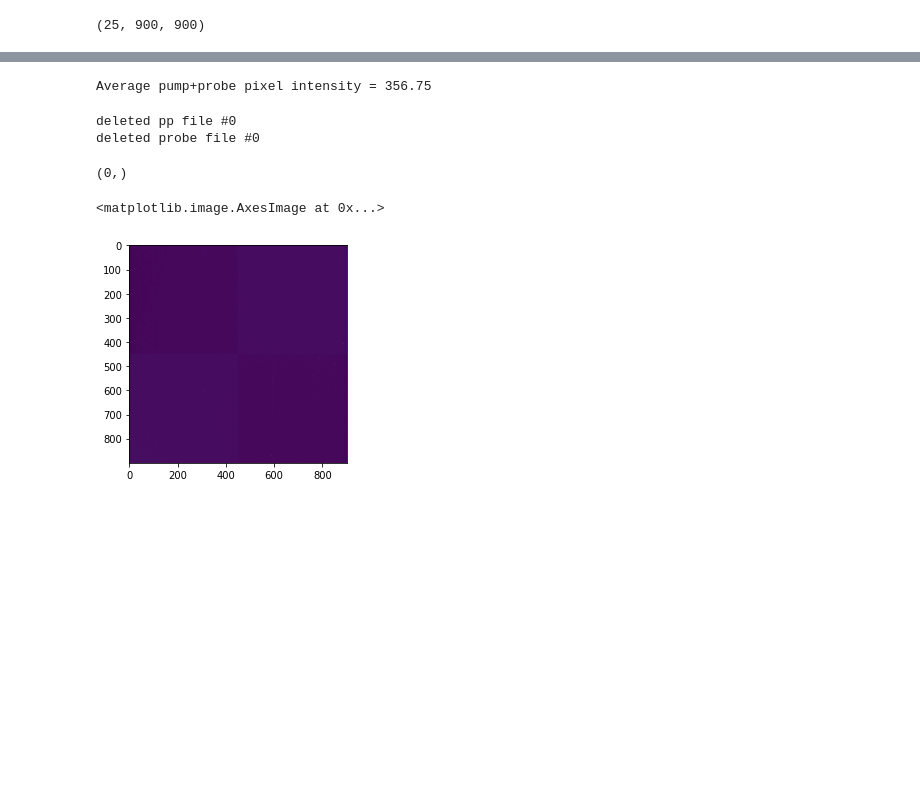
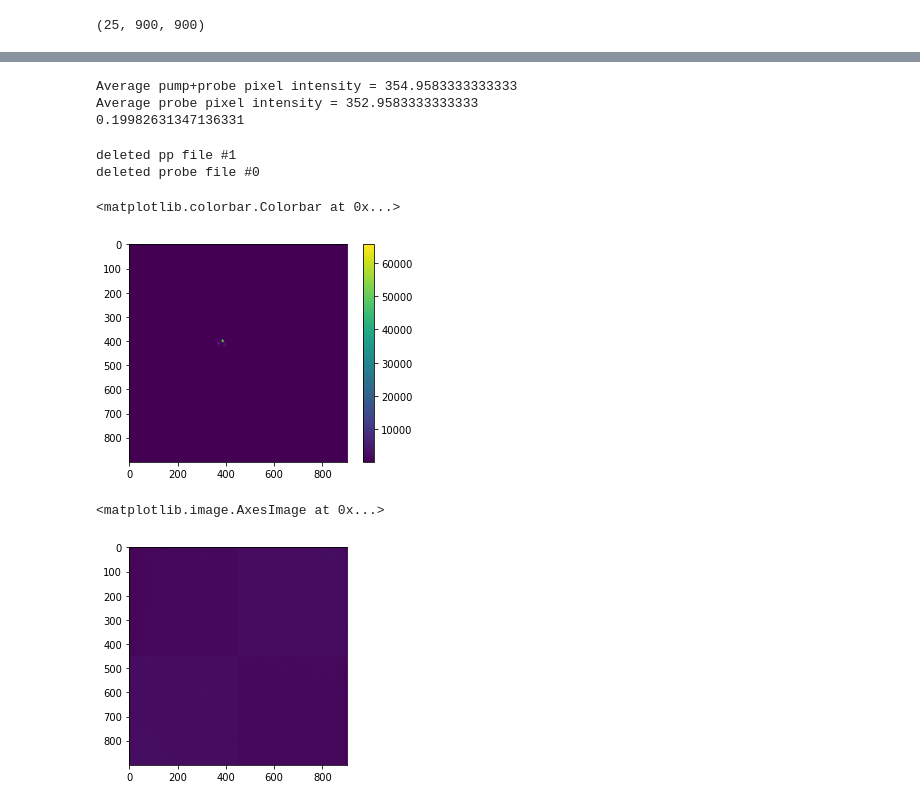
Before and after one commit to meghanad-kayanattil/Electron-diffraction, a Jupyter notebook: Diffraction image cleaner and copier.ipynb, the cells around one changed output, grey strips where cells are left out. Saved outputs shown, nothing was run; the diff lists cells and outputs as text; code cells hidden in the pictures; blank space fills up the shorter version.

```diff
--- a/Diffraction image cleaner and copier.ipynb
+++ b/Diffraction image cleaner and copier.ipynb
@@ -92,8 +92,12 @@ std_prob = np.std(median_probe)
 avg_prob = np.average(median_probe)
 
 print('Average pump+probe pixel intensity = {}'.format(avg_pp))
+print('Average probe pixel intensity = {}'.format(avg_prob))
+print(std_prob)
 # %% [output]
-Average pump+probe pixel intensity = 356.75
+Average pump+probe pixel intensity = 354.9583333333333
+Average probe pixel intensity = 352.9583333333333
+0.19982631347136331
 # %%
 i=0
 deleted_file_pp = []
@@ -117,13 +121,14 @@ while j<len(probe_data_tmp):
 # %%
 print('deleted pp file #{}'.format(len(deleted_file_pp)))
 print('deleted probe file #{}'.format(len(deleted_file_prob)))
 np.shape(deleted_file_pp)
-#plt.imshow(deleted_file_pp[4])
-#plt.colorbar()
+plt.imshow(deleted_file_pp[0])
+plt.colorbar()
 # %% [output]
-deleted pp file #0
+deleted pp file #1
 deleted probe file #0
-(0,)
+<matplotlib.colorbar.Colorbar at 0x...>
+[figure, added]
 # %%
 background_file = r'D:\PhD Experimental data\Electron diffraction\Main ones\2020-02-18_PIRL\BG\img#1 2020-2-18 11x0.5sec.spe'
 bg = np.array(eng.ReadsspeIndividual(background_file),dtype=np.uint16)
```
Also changed, not shown: parts of 6 cells of this notebook, 9 other files.
